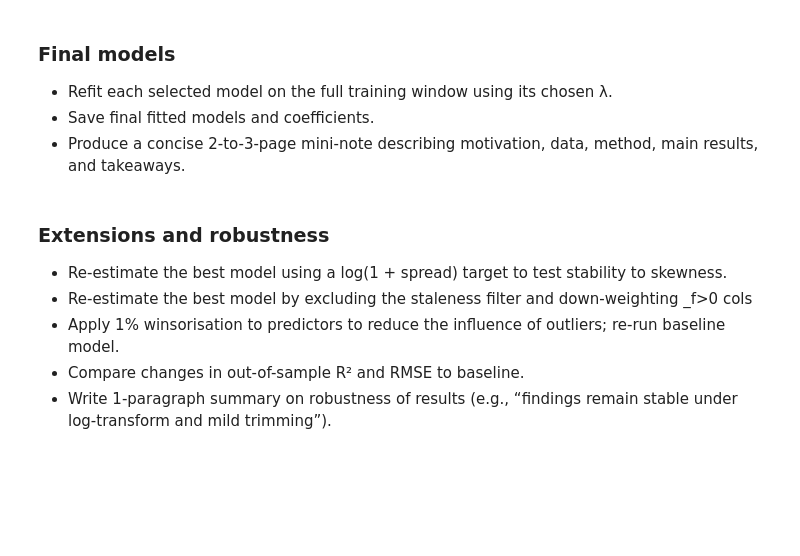
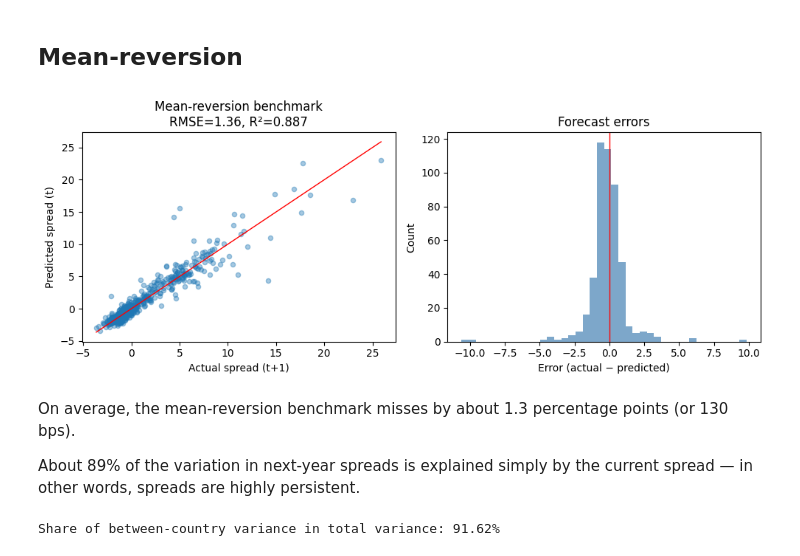
Before and after one commit to janjdarecki/instquality, a Jupyter notebook: 3. Run methods.ipynb, the cells around one changed output. Drawn from its saved outputs; the diff is of its cells as text; code cells hidden in the pictures; blank space fills up the shorter version.

```diff
--- a/3. Run methods.ipynb
+++ b/3. Run methods.ipynb
@@ -254,12 +276,57 @@ Std  range: 0.038 → 2.891
-# %% [markdown]
-### Final models
-- Refit each selected model on the full training window using its chosen λ.
-- Save final fitted models and coefficients.
-- Produce a concise 2-to-3-page mini-note describing motivation, data, method, main results, and takeaways.
-# %% [markdown]
-### Extensions and robustness
-- Re-estimate the best model using a log(1 + spread) target to test stability to skewness.
-- Re-estimate the best model by excluding the staleness filter and down-weighting _f>0 cols
-- Apply 1% winsorisation to predictors to reduce the influence of outliers; re-run baseline model.
-- Compare changes in out-of-sample R² and RMSE to baseline.
-- Write 1-paragraph summary on robustness of results (e.g., “findings remain stable under log-transform and mild trimming”).
+# %% [markdown]
+## Mean-reversion
+# %%
+# mean-reversion as benchmark
+
+from sklearn.metrics import mean_squared_error, r2_score
+import numpy as np
+
+fullte = pd.read_pickle("saved/macro_iq_test.dat")[["country", "year", "tgt_spread", "tgt_spread_lag"]].dropna()
+y_true = fullte["tgt_spread_lag"]
+y_pred = fullte["tgt_spread"]
+
+rmse = np.sqrt(mean_squared_error(y_true, y_pred))
+r2   = r2_score(y_true, y_pred)
+
+# show fit and prediction error
+
+import matplotlib.pyplot as plt
+
+fig, axes = plt.subplots(1, 2, figsize=(10, 4), dpi=100)
+axes[0].scatter(y_true, y_pred, alpha=0.4, s=20)
+axes[0].plot([y_true.min(), y_true.max()],
+             [y_true.min(), y_true.max()],
+             color="red", linestyle="-", lw=1)
+axes[0].set_xlabel("Actual spread (t+1)")
+axes[0].set_ylabel("Predicted spread (t)")
+axes[0].set_title(f"Mean-reversion benchmark\nRMSE={rmse:.2f}, R²={r2:.3f}")
+
+errors = y_true - y_pred
+axes[1].hist(errors, bins=40, color="steelblue", alpha=0.7)
+axes[1].axvline(0, color="red", lw=1)
+axes[1].set_title("Forecast errors")
+axes[1].set_xlabel("Error (actual − predicted)")
+axes[1].set_ylabel("Count")
+plt.tight_layout()
+plt.show()
+# %% [output]
+[figure, added]
+# %% [markdown]
+On average, the mean-reversion benchmark misses by about 1.3 percentage points (or 130 bps).
+
+About 89% of the variation in next-year spreads is explained simply by the current spread — in other words, spreads are highly persistent.
+# %%
+# how much of total variance is explained by between-country variance
+
+df = fullte[["country", "tgt_spread_lag"]].dropna()
+overall_mean = df["tgt_spread_lag"].mean()
+n_i = df.groupby("country")["tgt_spread_lag"].count()
+means_i = df.groupby("country")["tgt_spread_lag"].mean()
+
+# weighted between-country variance
+
+sst_between = ((n_i * (means_i - overall_mean)**2).sum()) / (len(df) - 1)
+sst_total = ((df["tgt_spread_lag"] - overall_mean)**2).sum() / (len(df) - 1)
+print(f"Share of between-country variance in total variance: {sst_between / sst_total:.2%}")
+# %% [output]
+Share of between-country variance in total variance: 91.62%
```
Also changed, not shown: parts of 36 cells of this notebook, 6 other files.
